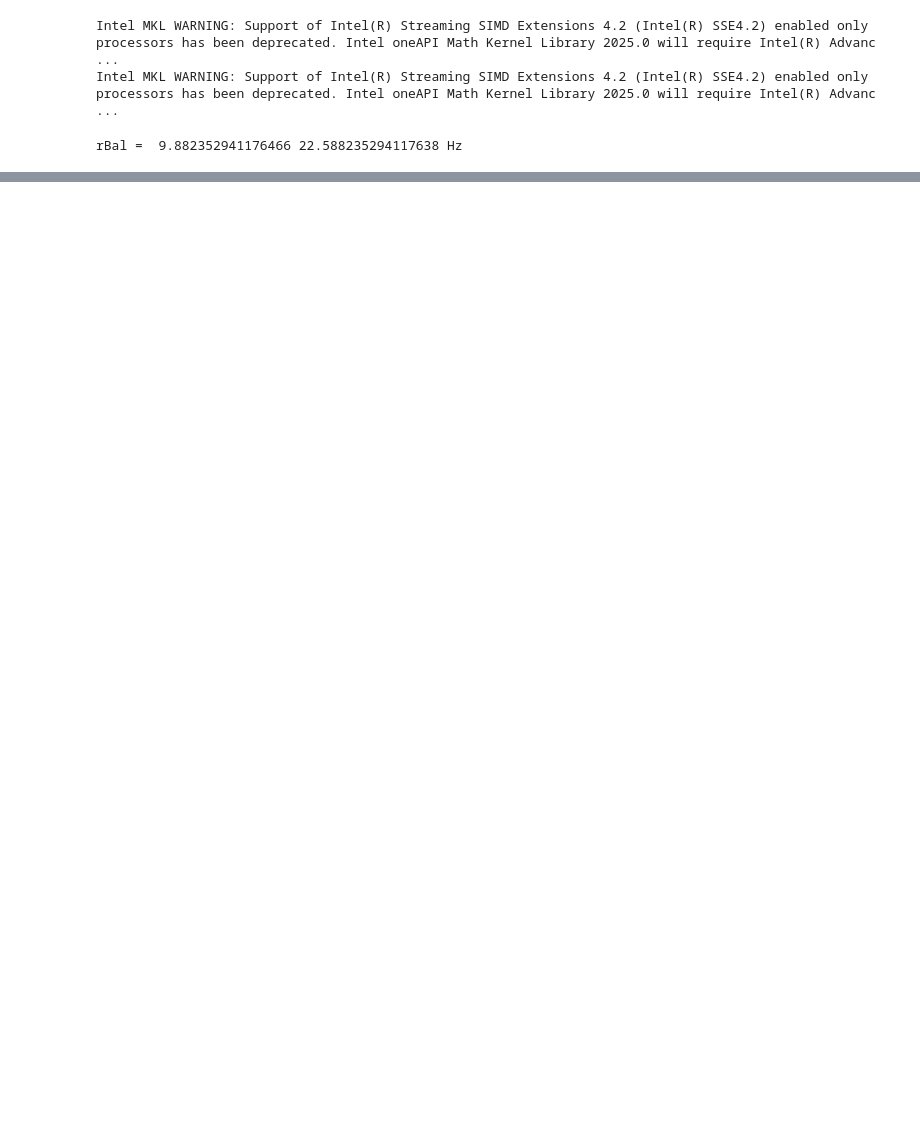
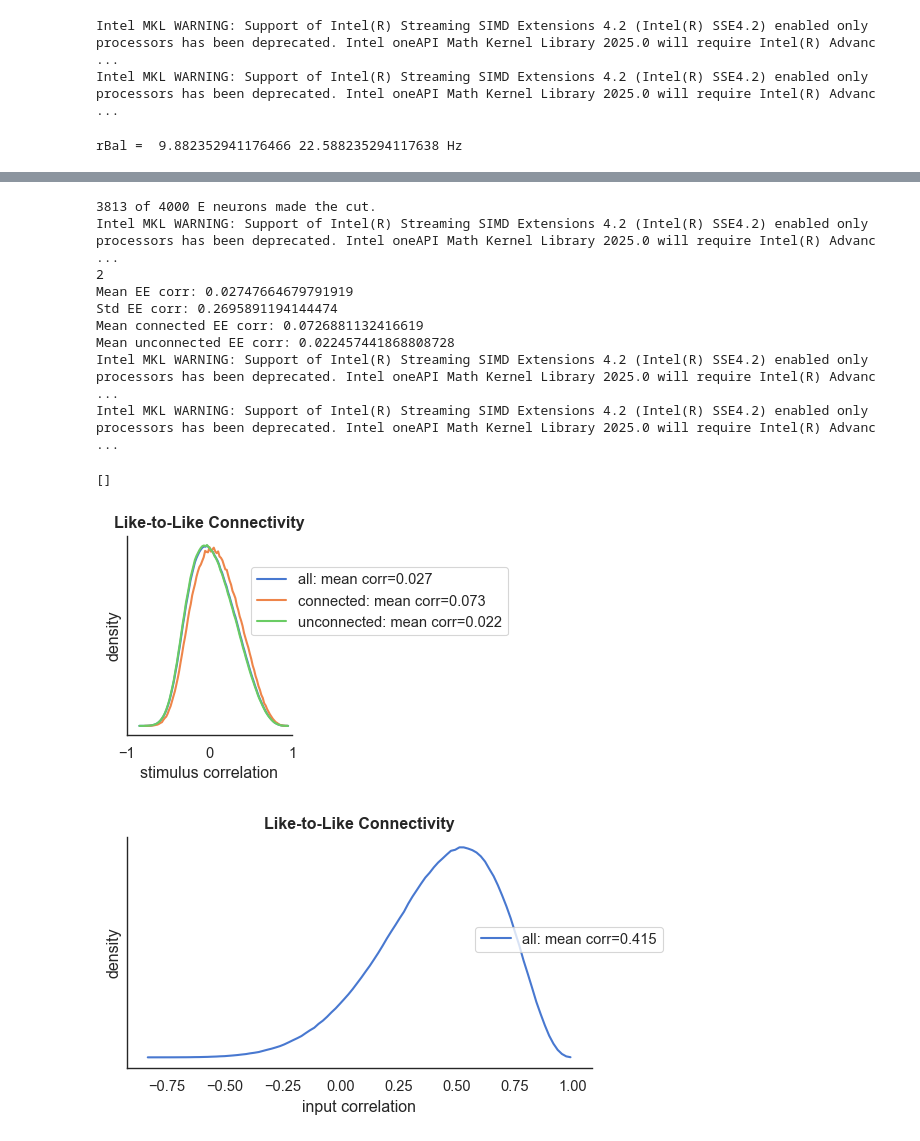
Before and after one commit to RobertRosenbaum/MicronsBalancedModel, a Jupyter notebook: GOODMultiTrialSimRandThenRewire.ipynb, the cells around one changed output, grey strips where cells are left out. Saved outputs shown, nothing was run; the diff lists cells and outputs as text; code cells hidden in the pictures; blank space fills up the shorter version.

```diff
--- a/GOODMultiTrialSimRandThenRewire.ipynb
+++ b/GOODMultiTrialSimRandThenRewire.ipynb
@@ -479,7 +485,7 @@ hUnconnEE,bUnconnEE=np.histogram(UnconnectedEECorrs,100,density=True)
 hAllXX,bAllXX=np.histogram(AllXXCorrs,100,density=True)
 hAllEX,bAllEX=np.histogram(AllEXCorrs,100,density=True)
 
-plt.figure(figsize=(6,3))
+plt.figure(figsize=(4,3))
 plt.plot(bAllEE[1:],hAllEE, label="all: mean corr={:.3f}".format(AllEECorrs.mean()))
 plt.plot(bConnEE[1:],hConnEE, label="connected: mean corr={:.3f}".format(ConnectedEECorrs.mean()))
 plt.plot(bUnconnEE[1:],hUnconnEE, label="unconnected: mean corr={:.3f}".format(UnconnectedEECorrs.mean()))
@@ -490,11 +496,12 @@ plt.xlim([-1,1])
 plt.title('Like-to-Like Connectivity', weight='bold')
 plt.yticks([])
 sns.despine()
+plt.tight_layout()
 
 # Save figure if needed
 SaveFigures=True
 if SaveFigures:
-    plt.savefig('./Figures/MultiTrialLikeLikeConn.png')
+    plt.savefig('./Figures/MultiTrialLikeLikeConn.pdf')
 
 
 plt.figure(figsize=(6,3))
@@ -506,30 +513,43 @@ plt.legend(loc=(.75,.5))
 plt.title('Like-to-Like Connectivity', weight='bold')
 plt.yticks([])
 sns.despine()
 
 plt.figure(figsize=(6,3))
 plt.plot(bAllEX[1:],hAllEX, label="all: mean corr={:.3f}".format(AllEXCorrs.mean()))
 plt.ylabel('density')
 plt.xlabel('input-spike correlation')
 plt.legend(loc=(.75,.5))
 #plt.xlim([-1,1])
 plt.title('Like-to-Like Connectivity', weight='bold')
 plt.yticks([])
 sns.despine()
 
 CorrEEXX = np.corrcoef(AllEECorrs,AllXXCorrs)[0,1]
 plt.figure()
 plt.plot(AllEECorrs,AllXXCorrs,'.')
 plt.title("corr={:.3f}".format(CorrEEXX))
 plt.xlabel('spike corr')
 plt.ylabel('input corr')
 
 
 CorrJexXX = np.corrcoef(AllJxJx,AllXXCorrs)[0,1]
 plt.figure()
 plt.plot(AllJxJx,AllXXCorrs,'.')
 plt.title("corr={:.3f}".format(CorrJexXX))
 plt.xlabel('JxJx')
 plt.ylabel('input corr')
 
 []
+# %% [output]
+3813 of 4000 E neurons made the cut.
+Intel MKL WARNING: Support of Intel(R) Streaming SIMD Extensions 4.2 (Intel(R) SSE4.2) enabled only processors has been deprecated. Intel oneAPI Math Kernel Library 2025.0 will require Intel(R) Advanc ...
+2
+Mean EE corr: 0.02747664679791919
+Std EE corr: 0.2695891194144474
+Mean connected EE corr: 0.0726881132416619
+Mean unconnected EE corr: 0.022457441868808728
+Intel MKL WARNING: Support of Intel(R) Streaming SIMD Extensions 4.2 (Intel(R) SSE4.2) enabled only processors has been deprecated. Intel oneAPI Math Kernel Library 2025.0 will require Intel(R) Advanc ...
+Intel MKL WARNING: Support of Intel(R) Streaming SIMD Extensions 4.2 (Intel(R) SSE4.2) enabled only processors has been deprecated. Intel oneAPI Math Kernel Library 2025.0 will require Intel(R) Advanc ...
+[]
+[figure, added]
+[figure, added]
```
Also changed, not shown: parts of 7 cells of this notebook, 6 other files.
